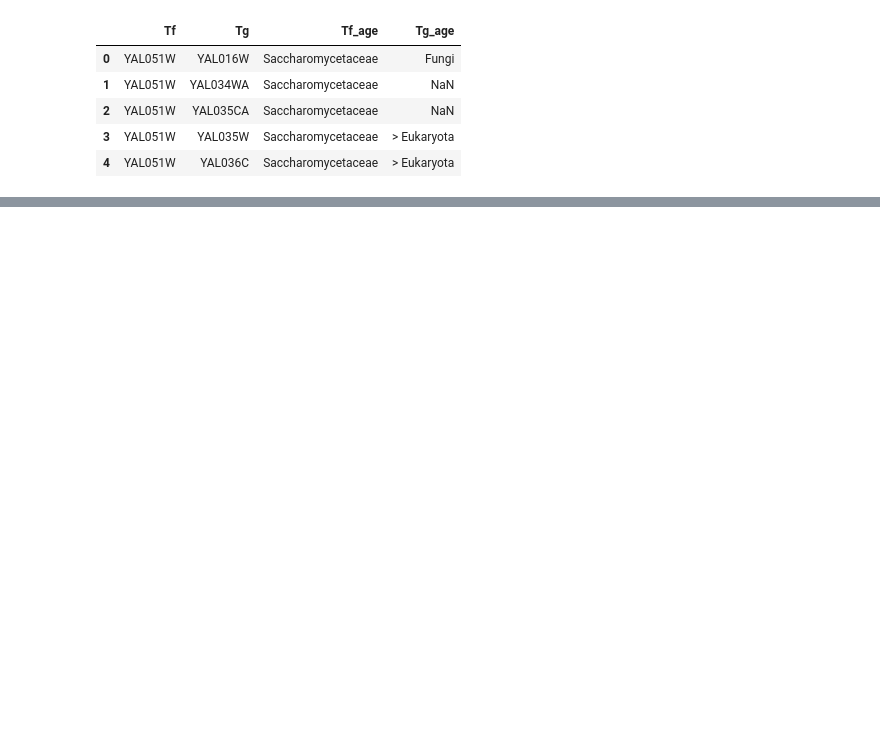
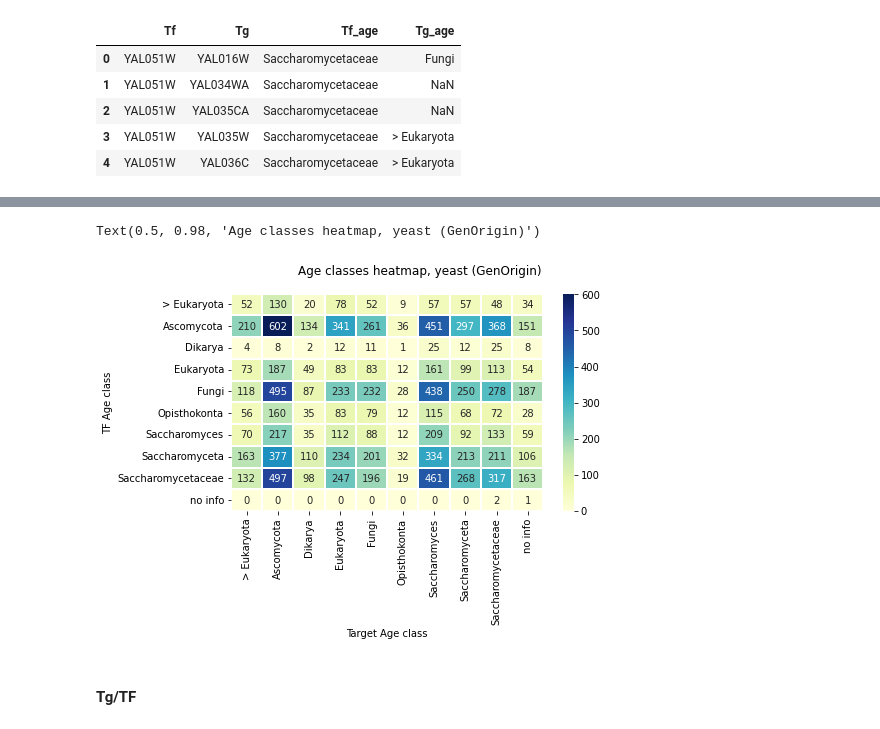
Before and after one commit to Freddsle/age_patterns, a Jupyter notebook: code/03_GenOrigin_age_classes.ipynb, the cells around one changed output, grey strips where cells are left out. Drawn from its saved outputs; the diff is of its cells as text; code cells hidden in the pictures; blank space fills up the shorter version.

```diff
--- a/code/03_GenOrigin_age_classes.ipynb
+++ b/code/03_GenOrigin_age_classes.ipynb
@@ -27,4 +79,6 @@ yeast_data.head()
 # %%
-yeast_gen_ages = pd.read_csv('../data/GenOrigin/Saccharomyces_cerevisiae.csv')
+yeast_gen_ages = pd.read_csv('../data/03_GenOrigin/Saccharomyces_cerevisiae.csv')
+
+#rename for mapping
 yeast_gen_ages. rename(columns = {'ensembl_id':'Tf'}, inplace = True)
 # %%
@@ -94,0 +183,3 @@ yeast_data[['Tg_age', 'Tf_age']] = yeast_data[['Tg_age', 'Tf_age']].replace(np.n
+# %%
+heatmap_y = pd.crosstab(yeast_data.Tf_age, yeast_data.Tg_age)
+heatmap_y
@@ -94,0 +199,28 @@ yeast_data[['Tg_age', 'Tf_age']] = yeast_data[['Tg_age', 'Tf_age']].replace(np.n
+# %%
+plt.rcParams["figure.figsize"] = 7, 4
+
+
+x_axis_labels = ['> Eukaryota', 'Ascomycota', 'Dikarya', 'Eukaryota', 'Fungi', 'Opisthokonta',
+                 'Saccharomyces', 'Saccharomyceta','Saccharomycetaceae', 'no info']
+
+y_axis_labels = ['> Eukaryota', 'Ascomycota', 'Dikarya', 'Eukaryota', 'Fungi', 'Opisthokonta',
+                 'Saccharomyces', 'Saccharomyceta','Saccharomycetaceae', 'no info']
+
+s = sns.heatmap(heatmap_y,
+                xticklabels=x_axis_labels,
+                yticklabels=y_axis_labels,
+                annot=True,
+                fmt='g',
+                cmap="YlGnBu",
+                linewidths=1.5)
+
+s.set(xlabel='Target Age class', ylabel='TF Age class')
+plt.suptitle('Age classes heatmap, yeast (GenOrigin)')
+
+#plt.savefig('../data/03_plots/yeast_heatmap_01.png')
+#plt.close()
+# %% [output]
+Text(0.5, 0.98, 'Age classes heatmap, yeast (GenOrigin)')
+[figure, added]
+# %% [markdown]
+#### Tg/TF
```
Also changed, not shown: parts of 30 cells of this notebook, 9 other files.
